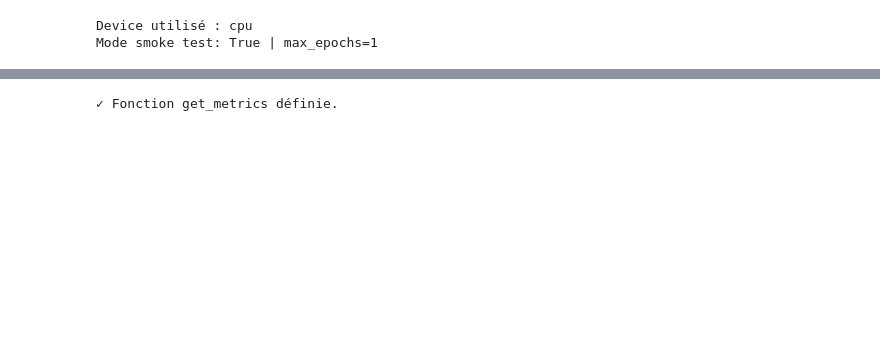
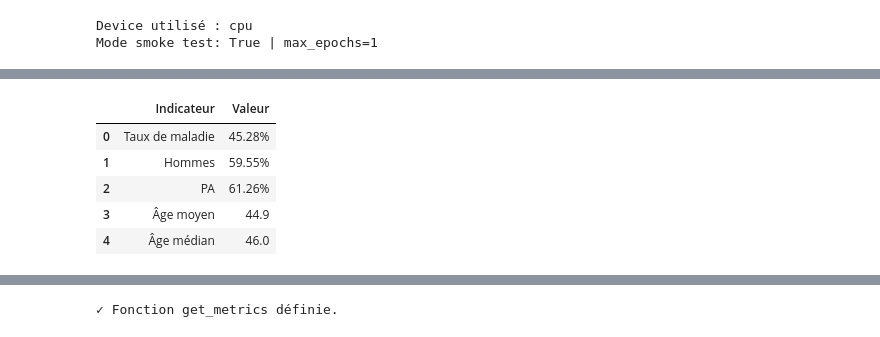
Before and after one commit to rmalapert/Fairness-in-AI, a Jupyter notebook: Projet_Final.ipynb, the cells around one changed output, grey strips where cells are left out. Cells and saved outputs as stored; diff of their text form; code cells hidden in the pictures; blank space fills up the shorter version.

```diff
--- a/Projet_Final.ipynb
+++ b/Projet_Final.ipynb
@@ -69,14 +130,19 @@ if device.type == 'cuda':
     print(f"GPU : {torch.cuda.get_device_name(0)}")
     print(f"Mémoire allouée : {round(torch.cuda.memory_allocated(0)/1024**3,1)} GB")
 
-# Chemins
-BASE_DIR = r"D:\CPES\L3\Projet Fairness"
-DATA_DIR = BASE_DIR + r"\Malapert_Remi"
+# Chemins portables pour le workspace courant
+BASE_DIR = os.getcwd()
+DATA_DIR = os.path.join(BASE_DIR, "Data")
 EXPE_DIR = os.path.join(BASE_DIR, "expe_log")
-CSV_PATH = DATA_DIR + r"\metadata.csv"
+WORK_DIR = EXPE_DIR
+CSV_PATH = os.path.join(DATA_DIR, "metadata.csv")
+
+# Mode simple: on réutilise directement le dataset train/valid existant
+SPLIT_CSV_PATH = CSV_PATH
+SPLIT_DATA_DIR = DATA_DIR
+
 os.makedirs(EXPE_DIR, exist_ok=True)
 
-# Paramètres d'entraînement
 # Rendu final: garder False.
 # Debug local rapide: mettre True pour 1 époque.
 SMOKE_TEST = True
@@ -143,48 +383,54 @@ max       412.000000
 # %%
-# === Visualisation des déséquilibres clés ===
-
-# Encodage binaire pour l'analyse
-df['label_binary'] = (df['label'] == 'malade').astype(int)
-df['Gender_Binary'] = (df['Patient Gender'] == 'M').astype(int)   # M=1 (privilégié), F=0
-df['Position_Binary'] = (df['View Position'] == 'PA').astype(int)  # PA=1 (privilégié), AP=0
+# === Analyse descriptive visuelle ===
 
 fig = make_subplots(
     rows=2, cols=2,
     subplot_titles=[
-        "Label par Genre (%)", "Label par Position (%)",
-        "Distribution de l'âge par Genre", "Taux de maladie par Genre et Position"
+        'Label par genre', 'Label par position',
+        'Âge par genre', 'Prévalence par sous-groupe'
     ],
-    specs=[[{"type": "bar"}, {"type": "bar"}],
-           [{"type": "histogram"}, {"type": "bar"}]]
+    specs=[[{'type': 'bar'}, {'type': 'bar'}],
+           [{'type': 'histogram'}, {'type': 'bar'}]]
 )
 
-# 1) Label × Genre
 ct_gender = pd.crosstab(df['Patient Gender'], df['label'], normalize='index') * 100
-fig.add_trace(go.Bar(name='malade', x=ct_gender.index.tolist(), y=ct_gender['malade'].tolist(),
-                     marker_color='#EF553B', showlegend=True), row=1, col=1)
-fig.add_trace(go.Bar(name='sain', x=ct_gender.index.tolist(), y=ct_gender['sain'].tolist(),
-                     marker_color='#636EFA', showlegend=True), row=1, col=1)
+fig.add_trace(go.Bar(x=ct_gender.index.tolist(), y=ct_gender['malade'].tolist(), text=ct_gender['malade'].round(1).astype(str) + '%', textposition='outside', name='Malade', marker_color='#EF553B'), row=1, col=1)
+fig.add_trace(go.Bar(x=ct_gender.index.tolist(), y=ct_gender['sain'].tolist(), text=ct_gender['sain'].round(1).astype(str) + '%', textposition='outside', name='Sain', marker_color='#636EFA'), row=1, col=1)
 
-# 2) Label × Position
 ct_pos = pd.crosstab(df['View Position'], df['label'], normalize='index') * 100
-fig.add_trace(go.Bar(name='malade', x=ct_pos.index.tolist(), y=ct_pos['malade'].tolist(),
-                     marker_color='#EF553B', showlegend=False), row=1, col=2)
-fig.add_trace(go.Bar(name='sain', x=ct_pos.index.tolist(), y=ct_pos['sain'].tolist(),
-                     marker_color='#636EFA', showlegend=False), row=1, col=2)
+fig.add_trace(go.Bar(x=ct_pos.index.tolist(), y=ct_pos['malade'].tolist(), text=ct_pos['malade'].round(1).astype(str) + '%', textposition='outside', name='Malade', marker_color='#EF553B', showlegend=False), row=1, col=2)
+fig.add_trace(go.Bar(x=ct_pos.index.tolist(), y=ct_pos['sain'].tolist(), text=ct_pos['sain'].round(1).astype(str) + '%', textposition='outside', name='Sain', marker_color='#636EFA', showlegend=False), row=1, col=2)
 
-# 3) Distribution d'âge par genre
-for gender, color in [('M', '#636EFA'), ('F', '#EF553B')]:
-    ages = df[df['Patient Gender'] == gender]['Patient Age']
-    fig.add_trace(go.Histogram(x=ages, name=gender, opacity=0.6, nbinsx=30,
-                               marker_color=color), row=2, col=1)
+for gender, color in [('M', '#FFA15A'), ('F', '#AB63FA')]:
+    ages = df.loc[df['Patient Gender'] == gender, 'Patient Age']
+    fig.add_trace(go.Histogram(x=ages, name=gender, opacity=0.65, nbinsx=30, marker_color=color), row=2, col=1)
 
-# 4) Taux de maladie par genre × position
 ct_cross = df.groupby(['Patient Gender', 'View Position'])['label_binary'].mean().reset_index()
 ct_cross['group'] = ct_cross['Patient Gender'] + ' / ' + ct_cross['View Position']
-fig.add_trace(go.Bar(x=ct_cross['group'].tolist(), y=ct_cross['label_binary'].tolist(),
-                     marker_color=['#636EFA', '#AB63FA', '#EF553B', '#FFA15A'],
-                     showlegend=False), row=2, col=2)
+ct_cross['prevalence_pct'] = (100 * ct_cross['label_binary']).round(1)
+fig.add_trace(go.Bar(x=ct_cross['group'].tolist(), y=ct_cross['label_binary'].tolist(), text=ct_cross['prevalence_pct'].astype(str) + '%', textposition='outside', marker_color=['#636EFA', '#AB63FA', '#EF553B', '#FFA15A'], showlegend=False), row=2, col=2)
 
-fig.update_layout(barmode='stack', height=700, title_text="Déséquilibres dans le dataset",
-                  template='plotly_white')
+fig.update_yaxes(title_text='Pourcentage (%)', range=[0, 100], row=1, col=1)
+fig.update_yaxes(title_text='Pourcentage (%)', range=[0, 100], row=1, col=2)
+fig.update_yaxes(title_text='Prévalence', tickformat='.0%', row=2, col=2)
+fig.update_layout(barmode='stack', height=780, template='plotly_white', title_text='Lecture rapide des déséquilibres structurants')
 fig.show()
+
+stats = pd.DataFrame({
+    'Indicateur': ['Taux de maladie', 'Hommes', 'PA', 'Âge moyen', 'Âge médian'],
+    'Valeur': [
+        f"{(df['label'] == 'malade').mean():.2%}",
+        f"{(df['Patient Gender'] == 'M').mean():.2%}",
+        f"{(df['View Position'] == 'PA').mean():.2%}",
+        f"{df['Patient Age'].mean():.1f}",
+        f"{df['Patient Age'].median():.1f}",
+    ]
+})
+stats
+# %% [output]
+|  | Indicateur | Valeur |
+| 0 | Taux de maladie | 45.28% |
+| 1 | Hommes | 59.55% |
+| 2 | PA | 61.26% |
+| 3 | Âge moyen | 44.9 |
+| 4 | Âge médian | 46.0 |
```
Also changed, not shown: parts of 84 cells of this notebook.
